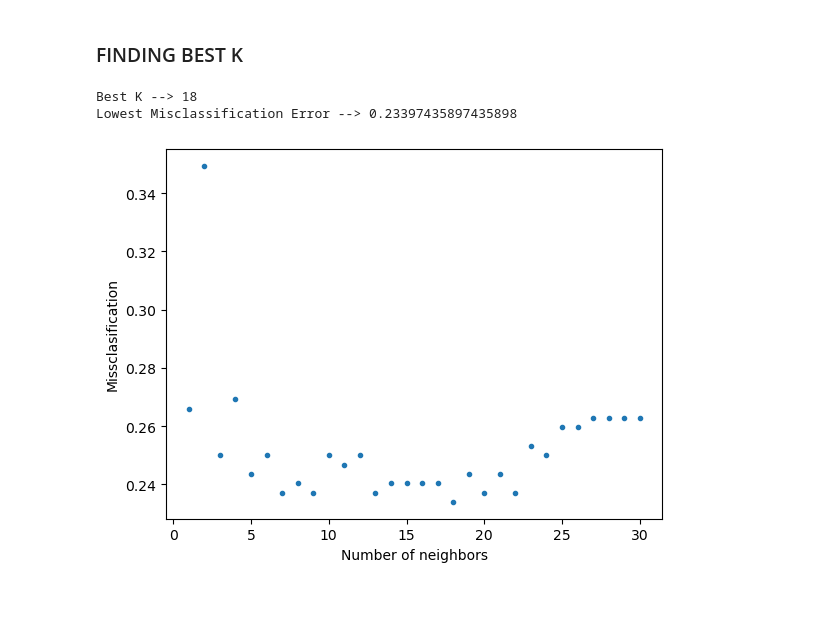
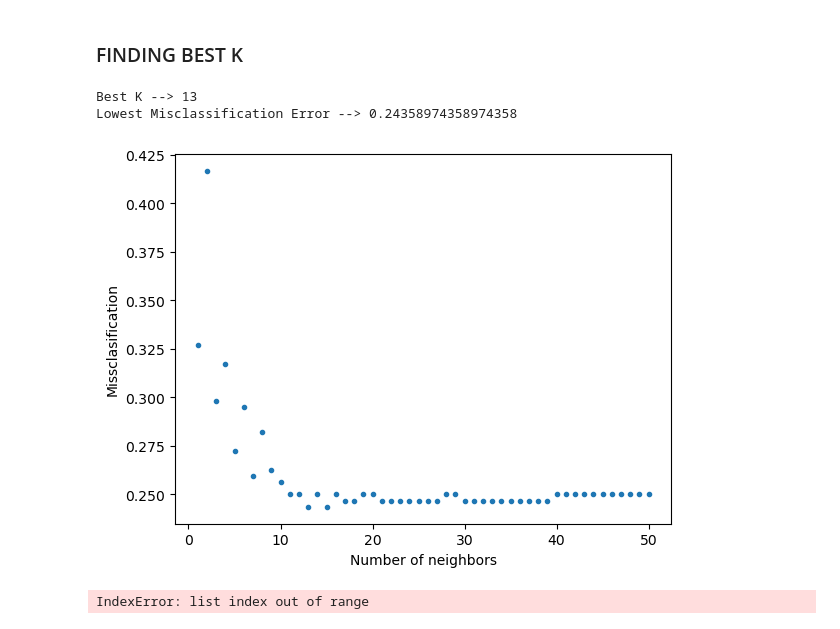
Before and after one commit to dininduviduneth/statistical-machine-learning-uu, a Jupyter notebook: models/knn_dinindu_v2.ipynb, the cells around one changed output. Drawn from its saved outputs; the diff is of its cells as text; code cells hidden in the pictures; blank space fills up the shorter version.

```diff
--- a/models/knn_dinindu_v2.ipynb
+++ b/models/knn_dinindu_v2.ipynb
@@ -114,12 +128,73 @@ Accuracy: 0.766
 # %% [markdown]
 ### FINDING BEST K
 # %%
-best_k, lowest_misclassification = find_best_k_with_misclassification(X_train, y_train, X_test, y_test, 30)
+best_k, lowest_misclassification = find_best_k_with_misclassification(X_train[feature_combinations[25]], y_train, X_test[feature_combinations[25]], y_test, 30)
 print("Best K --> " + str(best_k))
 print("Lowest Misclassification Error --> " + str(lowest_misclassification))
 
-plot_misclassification(X_train, y_train, X_test, y_test, 30)
+plot_misclassification(X_train[feature_combinations[25]], y_train, X_test[feature_combinations[25]], y_test, 50)
 # %% [output]
-Best K --> 18
-Lowest Misclassification Error --> 0.23397435897435898
+Best K --> 13
+Lowest Misclassification Error --> 0.24358974358974358
-[figure, old version]
+[figure, new version]
+# %%
+# Model Iteration
+def model_iterator(X_train, y_train, X_test, y_test, iterations):
+    results_column_names = [
+        'number_words_female',
+        'total_words',
+        'number_of_words_lead',
+        'difference_in_words_lead_and_co_lead',
+        'number_of_male_actors',
+        'year',
+        'number_of_female_actors',
+        'number_words_male',
+        'gross',
+        'mean_age_male',
+        'mean_age_female',
+        'age_lead',
+        'age_co_lead',
+        'best_k',
+        'lowest_misclassification',
+        'iteration_no'
+        ]
+
+    results = pd.DataFrame(columns = results_column_names)
+
+    for iteration in range(1, iterations + 1):
+        best_k, lowest_misclassification = find_best_k_with_misclassification(X_train[feature_combinations[iteration]], y_train, X_test[feature_combinations[iteration]], y_test, 30)
+
+        row = {
+            'number_words_female': 0,
+            'total_words': 0,
+            'number_of_words_lead': 0,
+            'difference_in_words_lead_and_co_lead': 0,
+            'number_of_male_actors': 0,
+            'year': 0,
+            'number_of_female_actors': 0,
+            'number_words_male': 0,
+            'gross': 0,
+            'mean_age_male': 0,
+            'mean_age_female': 0,
+            'age_lead': 0,
+            'age_co_lead': 0,
+            'best_k': best_k,
+            'lowest_misclassification': lowest_misclassification,
+            'iteration_no': iteration
+        }
+
+        for key, value in row.items():
+            if key in feature_combinations[iteration]:
+                row[key] = 1
+            else:
+                pass
+
+        # new_result = pd.DataFrame(row)
+        results = results.append(row, ignore_index=True)
+        # results = pd.concat([new_result, results])
+
+    return results
+
+# results = model_iterator(X_train, y_train, X_test, y_test, iterations = 8191)
+# %% [output]
+IndexError: list index out of range
```
Also changed, not shown: parts of 2 cells of this notebook, 1 other file.
